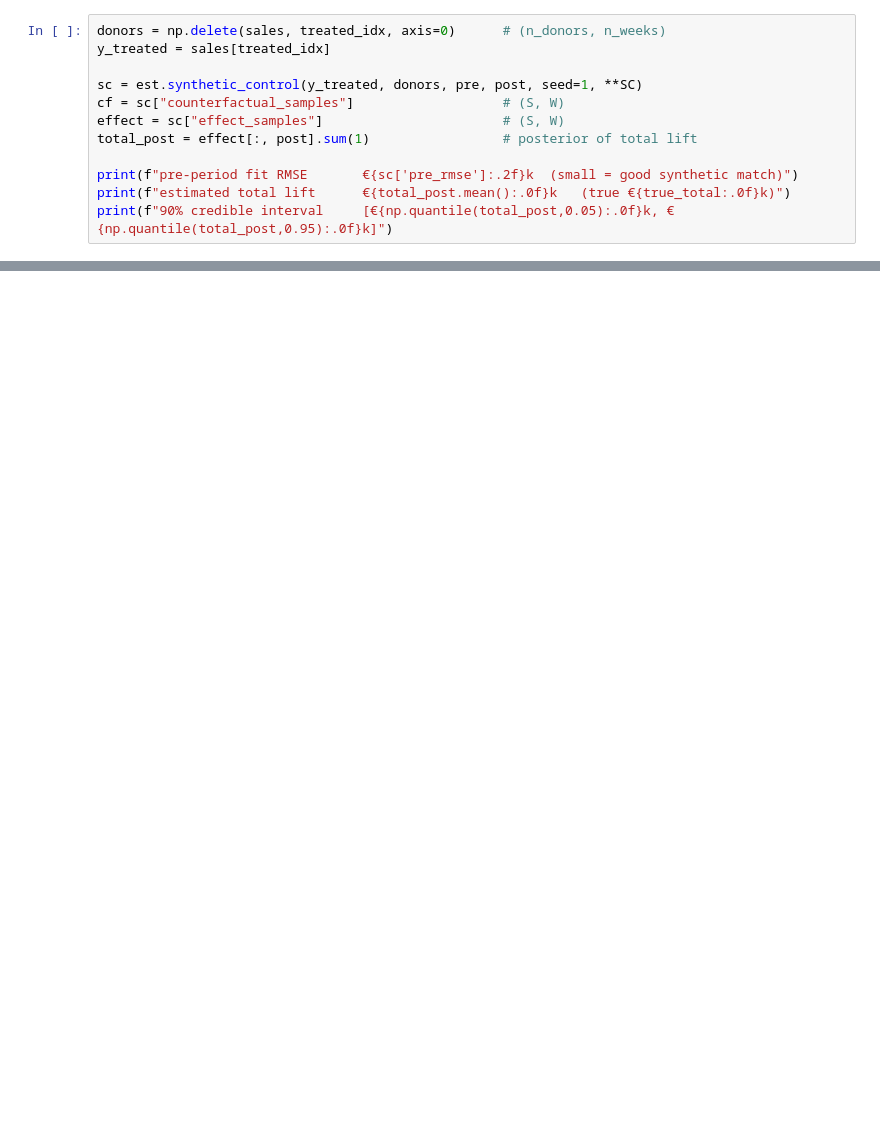
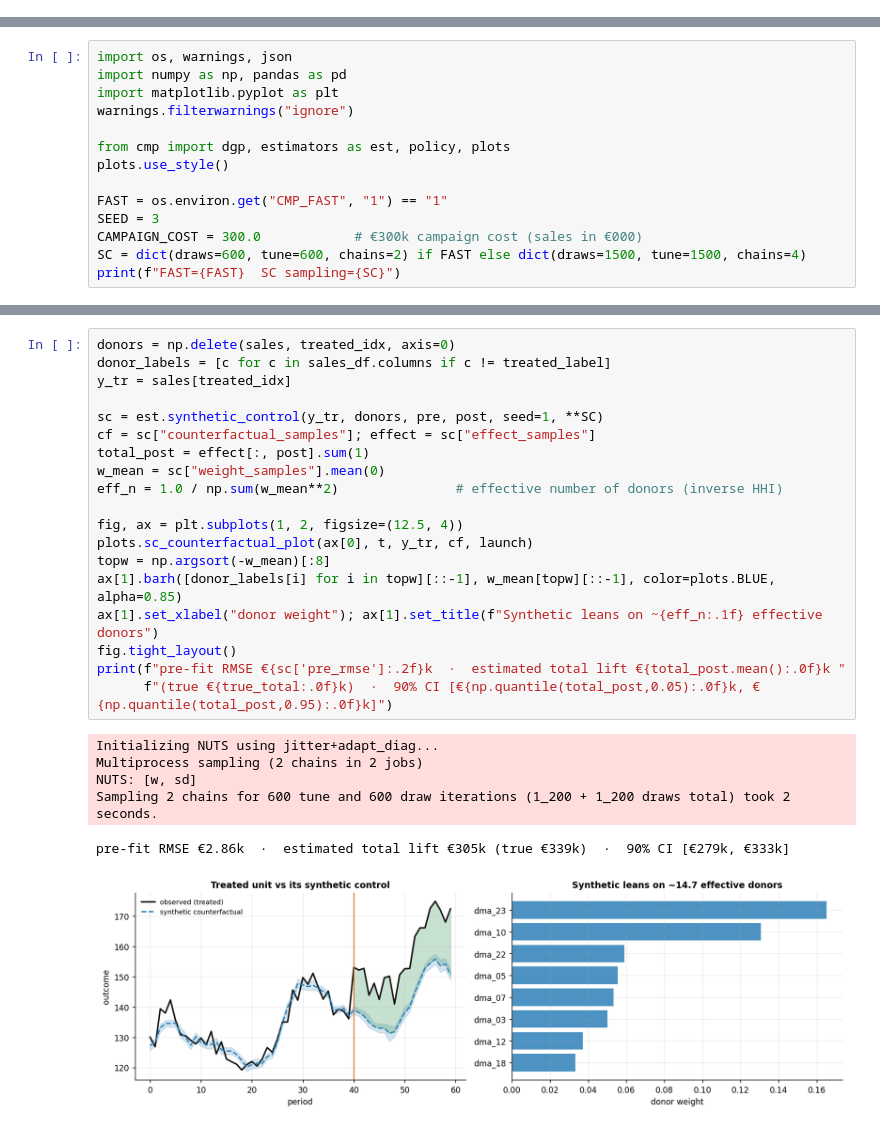
Before and after one commit to fmuia/sda_projects, a Jupyter notebook: notebooks/07_geo_lift_synthetic_control.ipynb, the cells around one changed output, grey strips where cells are left out. Saved outputs shown, nothing was run; the diff lists cells and outputs as text; blank space fills up the shorter version.

```diff
--- a/notebooks/07_geo_lift_synthetic_control.ipynb
+++ b/notebooks/07_geo_lift_synthetic_control.ipynb
@@ -104,12 +0,0 @@ free.
-# %%
-donors = np.delete(sales, treated_idx, axis=0)      # (n_donors, n_weeks)
-y_treated = sales[treated_idx]
-
-sc = est.synthetic_control(y_treated, donors, pre, post, seed=1, **SC)
-cf = sc["counterfactual_samples"]                   # (S, W)
-effect = sc["effect_samples"]                       # (S, W)
-total_post = effect[:, post].sum(1)                 # posterior of total lift
-
-print(f"pre-period fit RMSE       €{sc['pre_rmse']:.2f}k  (small = good synthetic match)")
-print(f"estimated total lift      €{total_post.mean():.0f}k   (true €{true_total:.0f}k)")
-print(f"90% credible interval     [€{np.quantile(total_post,0.05):.0f}k, €{np.quantile(total_post,0.95):.0f}k]")
@@ -332,0 +18,14 @@ print(json.dumps(result, indent=2))
+# %%
+import os, warnings, json
+import numpy as np, pandas as pd
+import matplotlib.pyplot as plt
+warnings.filterwarnings("ignore")
+
+from cmp import dgp, estimators as est, policy, plots
+plots.use_style()
+
+FAST = os.environ.get("CMP_FAST", "1") == "1"
+SEED = 3
+CAMPAIGN_COST = 300.0            # €300k campaign cost (sales in €000)
+SC = dict(draws=600, tune=600, chains=2) if FAST else dict(draws=1500, tune=1500, chains=4)
+print(f"FAST={FAST}  SC sampling={SC}")
@@ -332,0 +93,26 @@ print(json.dumps(result, indent=2))
+# %%
+donors = np.delete(sales, treated_idx, axis=0)
+donor_labels = [c for c in sales_df.columns if c != treated_label]
+y_tr = sales[treated_idx]
+
+sc = est.synthetic_control(y_tr, donors, pre, post, seed=1, **SC)
+cf = sc["counterfactual_samples"]; effect = sc["effect_samples"]
+total_post = effect[:, post].sum(1)
+w_mean = sc["weight_samples"].mean(0)
+eff_n = 1.0 / np.sum(w_mean**2)               # effective number of donors (inverse HHI)
+
+fig, ax = plt.subplots(1, 2, figsize=(12.5, 4))
+plots.sc_counterfactual_plot(ax[0], t, y_tr, cf, launch)
+topw = np.argsort(-w_mean)[:8]
+ax[1].barh([donor_labels[i] for i in topw][::-1], w_mean[topw][::-1], color=plots.BLUE, alpha=0.85)
+ax[1].set_xlabel("donor weight"); ax[1].set_title(f"Synthetic leans on ~{eff_n:.1f} effective donors")
+fig.tight_layout()
+print(f"pre-fit RMSE €{sc['pre_rmse']:.2f}k  ·  estimated total lift €{total_post.mean():.0f}k "
+      f"(true €{true_total:.0f}k)  ·  90% CI [€{np.quantile(total_post,0.05):.0f}k, €{np.quantile(total_post,0.95):.0f}k]")
+# %% [output]
+Initializing NUTS using jitter+adapt_diag...
+Multiprocess sampling (2 chains in 2 jobs)
+NUTS: [w, sd]
+Sampling 2 chains for 600 tune and 600 draw iterations (1_200 + 1_200 draws total) took 2 seconds.
+pre-fit RMSE €2.86k  ·  estimated total lift €305k (true €339k)  ·  90% CI [€279k, €333k]
+[figure, added]
```
Also changed, not shown: parts of 44 cells of this notebook.
